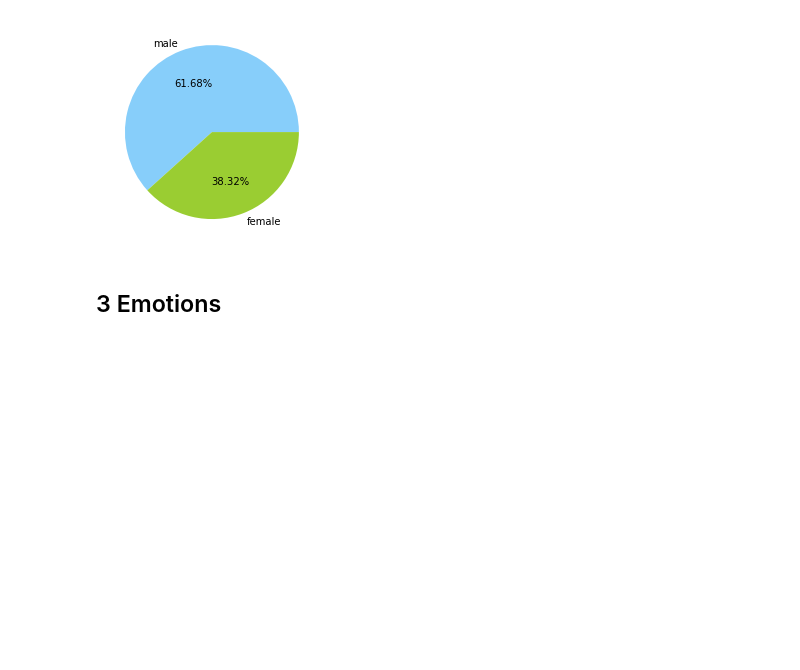
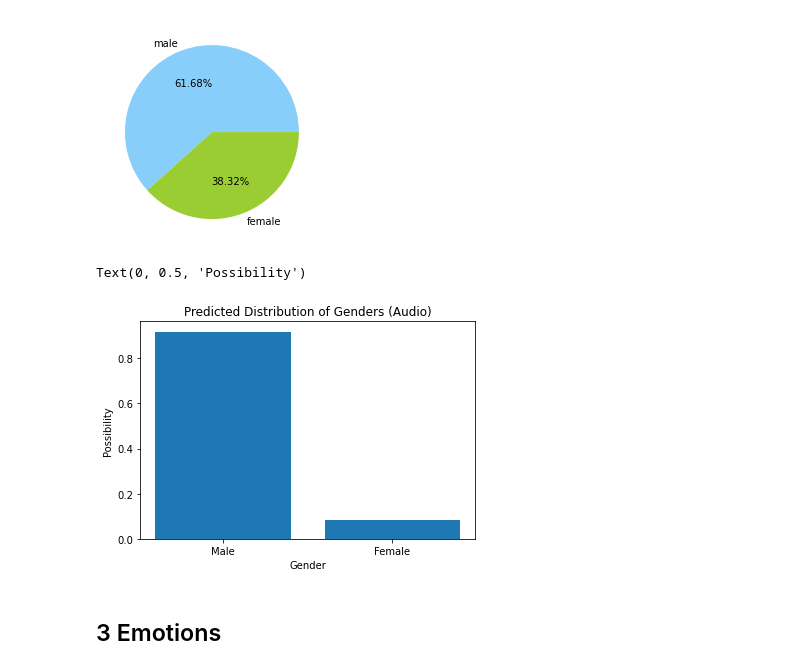
Before and after one commit to YW-Ma/Serika_Estimator, a Jupyter notebook: statistical_data.ipynb, the cells around one changed output. Drawn from its saved outputs; the diff is of its cells as text; code cells hidden in the pictures; blank space fills up the shorter version.

```diff
--- a/statistical_data.ipynb
+++ b/statistical_data.ipynb
@@ -102,6 +156,15 @@ plt.pie([male, female],
  [Text(-0.21521146077551337, 0.5600750192169525, '61.68%'),
   Text(0.21521146077551329, -0.5600750192169525, '38.32%')])
 [figure]
+# %%
+audio = [0.9176, 0.0824]
+plt.bar(['Male', 'Female'], audio)
+plt.title("Predicted Distribution of Genders (Audio)")
+plt.xlabel("Gender")
+plt.ylabel("Possibility")
+# %% [output]
+Text(0, 0.5, 'Possibility')
+[figure, added]
 # %% [markdown]
 ## 3 Emotions
 # %%
```
Also changed, not shown: parts of 12 cells of this notebook, 32 other files.
